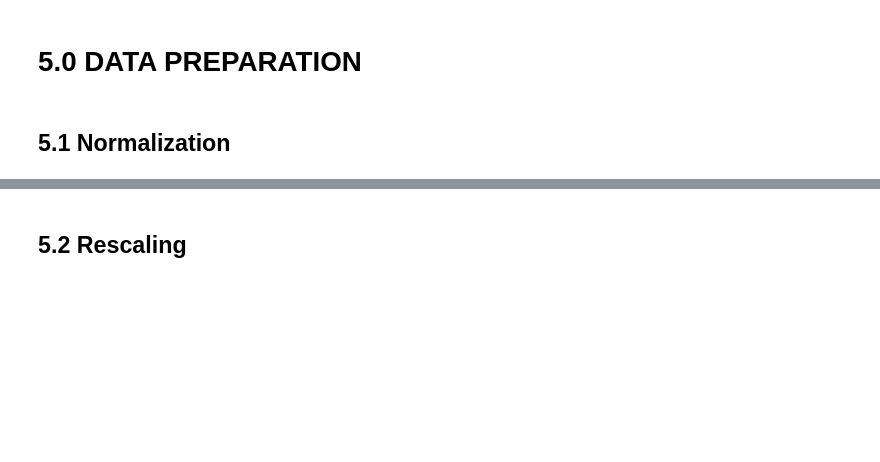
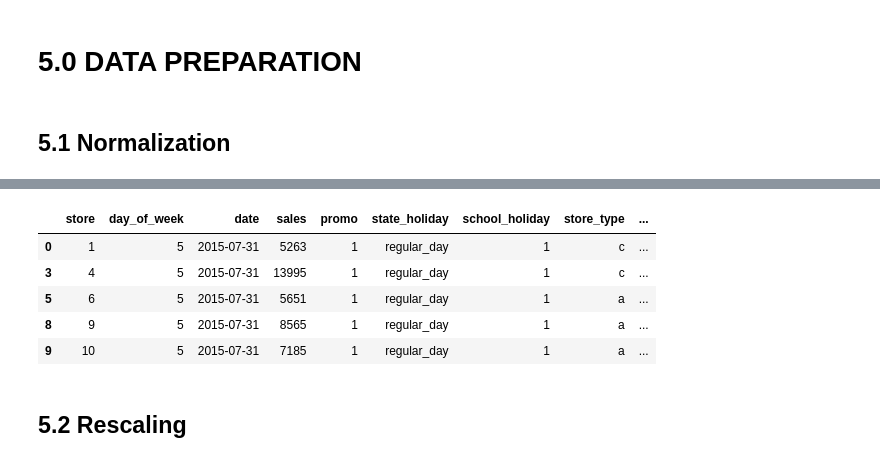
Before and after one commit to leon-amador/Rossman_sales, a Jupyter notebook: Rossman_sales_notebook.ipynb, the cells around one changed output, grey strips where cells are left out. Cells and saved outputs as stored; diff of their text form; code cells hidden in the pictures; blank space fills up the shorter version.

```diff
--- a/Rossman_sales_notebook.ipynb
+++ b/Rossman_sales_notebook.ipynb
@@ -750,2 +748,11 @@ df5 = df4.copy()
+# %%
+df5.head()
+# %% [output]
+|  | store | day_of_week | date | sales | promo | state_holiday | school_holiday | store_type | ... |
+| 0 | 1 | 5 | 2015-07-31 | 5263 | 1 | regular_day | 1 | c | ... |
+| 3 | 4 | 5 | 2015-07-31 | 13995 | 1 | regular_day | 1 | c | ... |
+| 5 | 6 | 5 | 2015-07-31 | 5651 | 1 | regular_day | 1 | a | ... |
+| 8 | 9 | 5 | 2015-07-31 | 8565 | 1 | regular_day | 1 | a | ... |
+| 9 | 10 | 5 | 2015-07-31 | 7185 | 1 | regular_day | 1 | a | ... |
 # %% [markdown]
 ## 5.2 Rescaling
```
Also changed, not shown: parts of 6 cells of this notebook.
